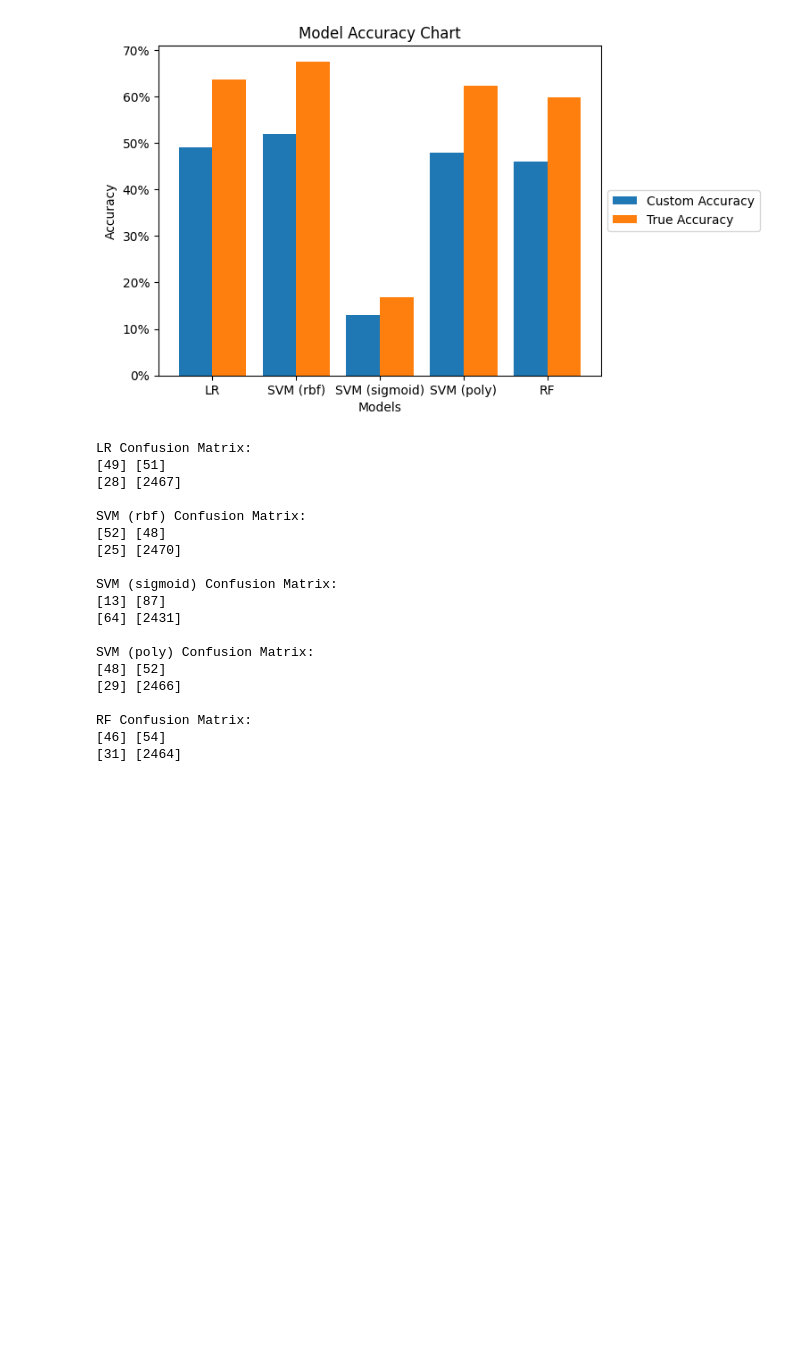
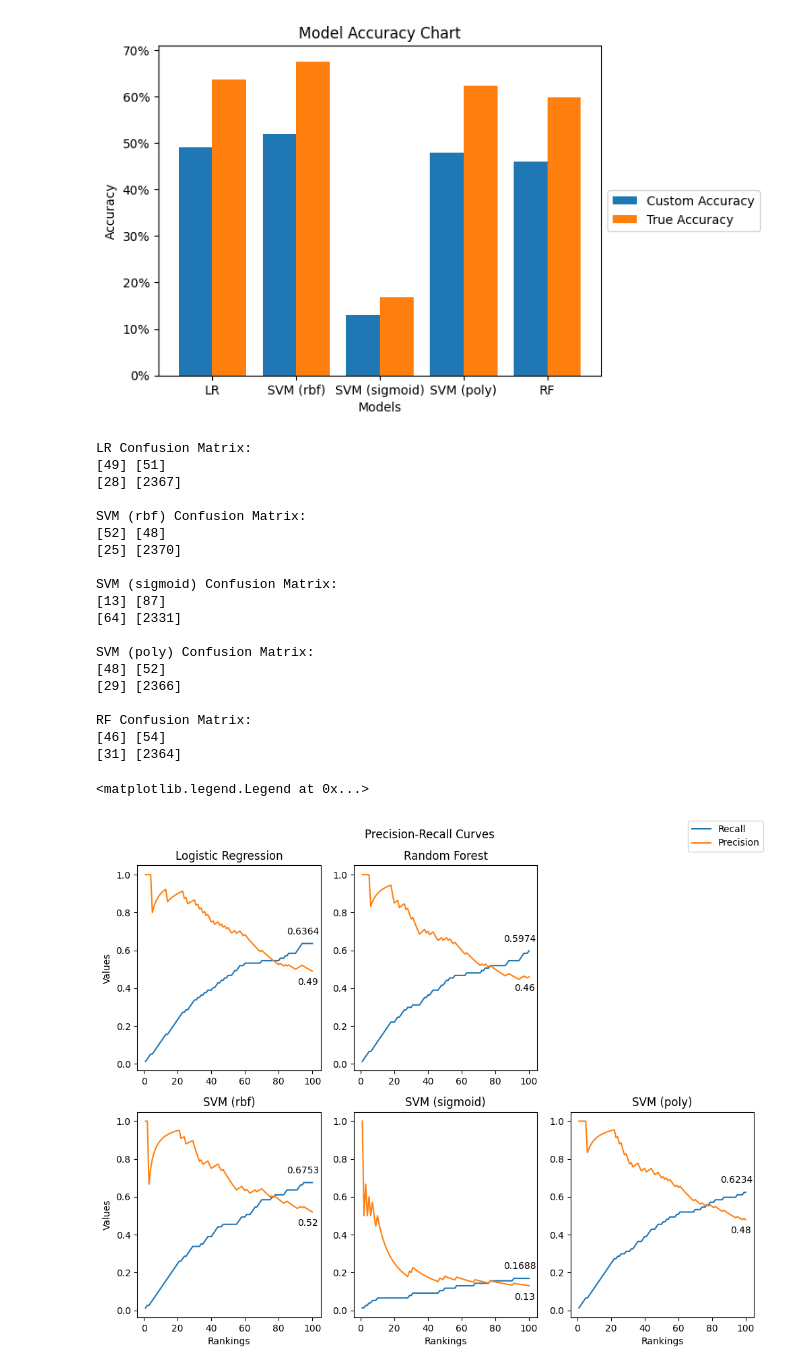
Before and after one commit to shipley7/fifa, a Jupyter notebook: FIFA.ipynb, the cells around one changed output. Cells and saved outputs as stored; diff of their text form; code cells hidden in the pictures; blank space fills up the shorter version.

Commit message:
Precision-Recall Curves

```diff
--- a/FIFA.ipynb
+++ b/FIFA.ipynb
@@ -661,51 +661,51 @@ plt.show()
 # fp = 100 - tp
 # fn = (77 - tp)
 # tn = 2395 - fn
-log_tp, log_fp, log_fn, log_tn = best_log_correct, 100 - best_log_correct, len(stars) - best_log_correct, len(y_test) - (len(stars) - best_log_correct)
+log_tp, log_fp, log_fn, log_tn = best_log_correct, 100 - best_log_correct, len(stars) - best_log_correct, len(y_test) - 100 - (len(stars) - best_log_correct)
 print("LR Confusion Matrix: ")
 print(f"[{log_tp}] [{log_fp}]")
 print(f"[{log_fn}] [{log_tn}]")
 print(" ")
 
-svm_rbf_tp, svm_rbf_fp, svm_rbf_fn, svm_rbf_tn = best_svm_rbf_correct, 100 - best_svm_rbf_correct, len(stars) - best_svm_rbf_correct, len(y_test) - (len(stars) - best_svm_rbf_correct)
+svm_rbf_tp, svm_rbf_fp, svm_rbf_fn, svm_rbf_tn = best_svm_rbf_correct, 100 - best_svm_rbf_correct, len(stars) - best_svm_rbf_correct, len(y_test) - 100 - (len(stars) - best_svm_rbf_correct)
 print("SVM (rbf) Confusion Matrix: ")
 print(f"[{svm_rbf_tp}] [{svm_rbf_fp}]")
 print(f"[{svm_rbf_fn}] [{svm_rbf_tn}]")
 print(" ")
 
-svm_sigmoid_tp, svm_sigmoid_fp, svm_sigmoid_fn, svm_sigmoid_tn = best_svm_sigmoid_correct, 100 - best_svm_sigmoid_correct, len(stars) - best_svm_sigmoid_correct, len(y_test) - (len(stars) - best_svm_sigmoid_correct)
+svm_sigmoid_tp, svm_sigmoid_fp, svm_sigmoid_fn, svm_sigmoid_tn = best_svm_sigmoid_correct, 100 - best_svm_sigmoid_correct, len(stars) - best_svm_sigmoid_correct, len(y_test) - 100 -(len(stars) - best_svm_sigmoid_correct)
 print("SVM (sigmoid) Confusion Matrix: ")
 print(f"[{svm_sigmoid_tp}] [{svm_sigmoid_fp}]")
 print(f"[{svm_sigmoid_fn}] [{svm_sigmoid_tn}]")
 print(" ")
 
-svm_poly_tp, svm_poly_fp, svm_poly_fn, svm_poly_tn = best_svm_poly_correct, 100 - best_svm_poly_correct, len(stars) - best_svm_poly_correct, len(y_test) - (len(stars) - best_svm_poly_correct)
+svm_poly_tp, svm_poly_fp, svm_poly_fn, svm_poly_tn = best_svm_poly_correct, 100 - best_svm_poly_correct, len(stars) - best_svm_poly_correct, len(y_test) - 100 - (len(stars) - best_svm_poly_correct)
 print("SVM (poly) Confusion Matrix: ")
 print(f"[{svm_poly_tp}] [{svm_poly_fp}]")
 print(f"[{svm_poly_fn}] [{svm_poly_tn}]")
 print(" ")
 
-rf_tp, rf_fp, rf_fn, rf_tn = best_rf_correct, 100 - best_rf_correct, len(stars) - best_rf_correct, len(y_test) - (len(stars) - best_rf_correct)
+rf_tp, rf_fp, rf_fn, rf_tn = best_rf_correct, 100 - best_rf_correct, len(stars) - best_rf_correct, len(y_test) - 100 - (len(stars) - best_rf_correct)
 print("RF Confusion Matrix: ")
 print(f"[{rf_tp}] [{rf_fp}]")
 print(f"[{rf_fn}] [{rf_tn}]")
 # %% [output]
 LR Confusion Matrix:
 [49] [51]
-[28] [2467]
+[28] [2367]
 
 SVM (rbf) Confusion Matrix:
 [52] [48]
-[25] [2470]
+[25] [2370]
 
 SVM (sigmoid) Confusion Matrix:
 [13] [87]
-[64] [2431]
+[64] [2331]
 
 SVM (poly) Confusion Matrix:
 [48] [52]
-[29] [2466]
+[29] [2366]
 
 RF Confusion Matrix:
 [46] [54]
-[31] [2464]
+[31] [2364]
@@ -712,3 +758,47 @@ RF Confusion Matrix:
+# %%
+x = list(range(1,101))
+fig, ((ax1, ax2, ax3), (ax4, ax5, ax6)) = plt.subplots(nrows=2,ncols=3, figsize = (10, 8))
+fig.suptitle('Precision-Recall Curves')
+ax1.set_title('Logistic Regression')
+ax1.set_ylabel("Values")
+ax1.plot(x, log_recall)
+ax1.plot(x, log_precision)
+ax1.annotate(f'{log_recall[-1]:.4f}', (x[-1], log_recall[-1]), textcoords="offset points", xytext=(-10,10), ha='center')
+ax1.annotate(f'{log_precision[-1]}', (x[-1], log_precision[-1]), textcoords="offset points", xytext=(-5,-15), ha='center')
+ax2.set_title('Random Forest')
+ax2.plot(x, rf_recall)
+ax2.plot(x, rf_precision)
+ax2.annotate(f'{rf_recall[-1]:.4f}', (x[-1], rf_recall[-1]), textcoords="offset points", xytext=(-10,10), ha='center')
+ax2.annotate(f'{rf_precision[-1]}', (x[-1], rf_precision[-1]), textcoords="offset points", xytext=(-5,-15), ha='center')
+ax3.axis('off')
+ax4.set_title('SVM (rbf)')
+ax4.set_ylabel("Values")
+ax4.set_xlabel("Rankings")
+ax4.plot(x, svm_rbf_recall)
+ax4.plot(x, svm_rbf_precision)
+ax4.annotate(f'{svm_rbf_recall[-1]:.4f}', (x[-1], svm_rbf_recall[-1]), textcoords="offset points", xytext=(-10,10), ha='center')
+ax4.annotate(f'{svm_rbf_precision[-1]}', (x[-1], svm_rbf_precision[-1]), textcoords="offset points", xytext=(-5,-15), ha='center')
+ax5.set_title('SVM (sigmoid)')
+ax5.set_xlabel("Rankings")
+ax5.plot(x, svm_sigmoid_recall)
+ax5.plot(x, svm_sigmoid_precision)
+ax5.annotate(f'{svm_sigmoid_recall[-1]:.4f}', (x[-1], svm_sigmoid_recall[-1]), textcoords="offset points", xytext=(-10,10), ha='center')
+ax5.annotate(f'{svm_sigmoid_precision[-1]}', (x[-1], svm_sigmoid_precision[-1]), textcoords="offset points", xytext=(-5,-15), ha='center')
+ax6.set_title('SVM (poly)')
+ax6.set_xlabel("Rankings")
+ax6.plot(x, svm_poly_recall)
+ax6.plot(x, svm_poly_precision)
+ax6.annotate(f'{svm_poly_recall[-1]:.4f}', (x[-1], svm_poly_recall[-1]), textcoords="offset points", xytext=(-10,10), ha='center')
+ax6.annotate(f'{svm_poly_precision[-1]}', (x[-1], svm_poly_precision[-1]), textcoords="offset points", xytext=(-5,-15), ha='center')
+
+labels = ["Recall", "Precision"]
+
+fig.tight_layout()
+fig.legend(labels=labels,
+           loc="upper right")
+# %% [output]
+<matplotlib.legend.Legend at 0x...>
+[figure, added]
 # %%
 # Where to next?
 
```
Also changed, not shown: parts of 1 cell of this notebook.
